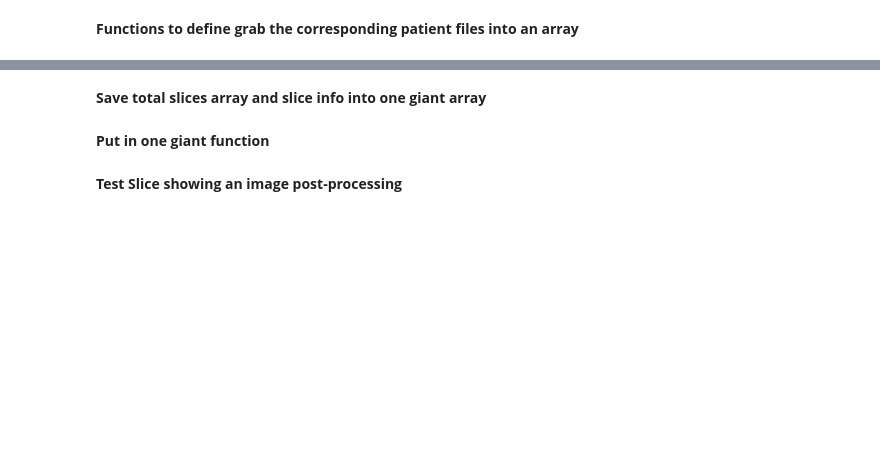
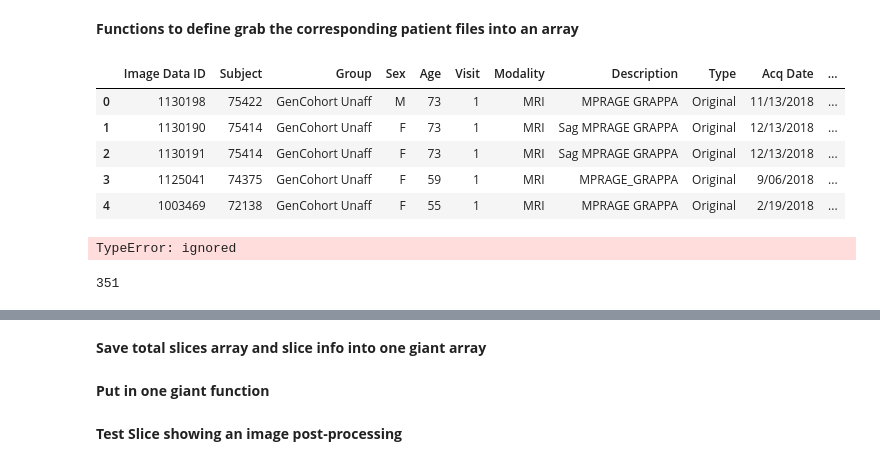
Before and after one commit to StevenVuong/MSc_Project, a Jupyter notebook: p2.ipynb, the cells around one changed output, grey strips where cells are left out. Saved outputs shown, nothing was run; the diff lists cells and outputs as text; code cells hidden in the pictures; blank space fills up the shorter version.

```diff
--- a/p2.ipynb
+++ b/p2.ipynb
@@ -105,6 +107,25 @@ def get_path_to_patient(patient):
     print ("No path found for patient %s: %s" % (str(patient),str(e)))
 
   return paths
+# %%
+# just incase this was needed..
+backup_df = pd.read_csv('T1_SAG_SIEMEN_3T_CLEAN_5_29_2019.csv') # last straw df?
+backup_df.head()
+# %% [output]
+|  | Image Data ID | Subject | Group | Sex | Age | Visit | Modality | Description | Type | Acq Date | ... |
+| 0 | 1130198 | 75422 | GenCohort Unaff | M | 73 | 1 | MRI | MPRAGE GRAPPA | Original | 11/13/2018 | ... |
+| 1 | 1130190 | 75414 | GenCohort Unaff | F | 73 | 1 | MRI | Sag MPRAGE GRAPPA | Original | 12/13/2018 | ... |
+| 2 | 1130191 | 75414 | GenCohort Unaff | F | 73 | 1 | MRI | Sag MPRAGE GRAPPA | Original | 12/13/2018 | ... |
+| 3 | 1125041 | 74375 | GenCohort Unaff | F | 59 | 1 | MRI | MPRAGE_GRAPPA | Original | 9/06/2018 | ... |
+| 4 | 1003469 | 72138 | GenCohort Unaff | F | 55 | 1 | MRI | MPRAGE GRAPPA | Original | 2/19/2018 | ... |
+# %%
+# Map GenCohort to regular PD and Controls
+backup_df['Group'] = backup_df['Group'].replace({'GenCohort PD':'PD', 'GenCohort Unaff':'Control'})
+
+# map control to 0 and pd to 1
+backup_df['Group'] = backup_df['Group'].replace({'Control':0, 'PD':1})
+# %% [output]
+TypeError: ignored
 # %%
 def get_img_no(path):
 # get the image identification numberm any image will do for this so take first
@@ -195,12 +224,16 @@ def process_slice(total_slice):
   return slice_axial, flipped_slices, total_slice[1]
 # %%
 # get the sample of patients we want to use
-patient_df_sample = patient_df.sample(50)
+patient_df_sample = patient_df # .sample(351) (USING WHOLE DF)
 
 # load those patients and put them into an array
 # get the y-values for the corresponding array
 # save the file in one big numpy array (including multiple images per same patient (treated independently))
 patient_df_sample_id = patient_df_sample['Subject'].values
+
+len(patient_df_sample_id) # we got it all
+# %% [output]
+351
 # %%
 total_slices = []
 total_slices_info = []
```
Also changed, not shown: parts of 8 cells of this notebook.
